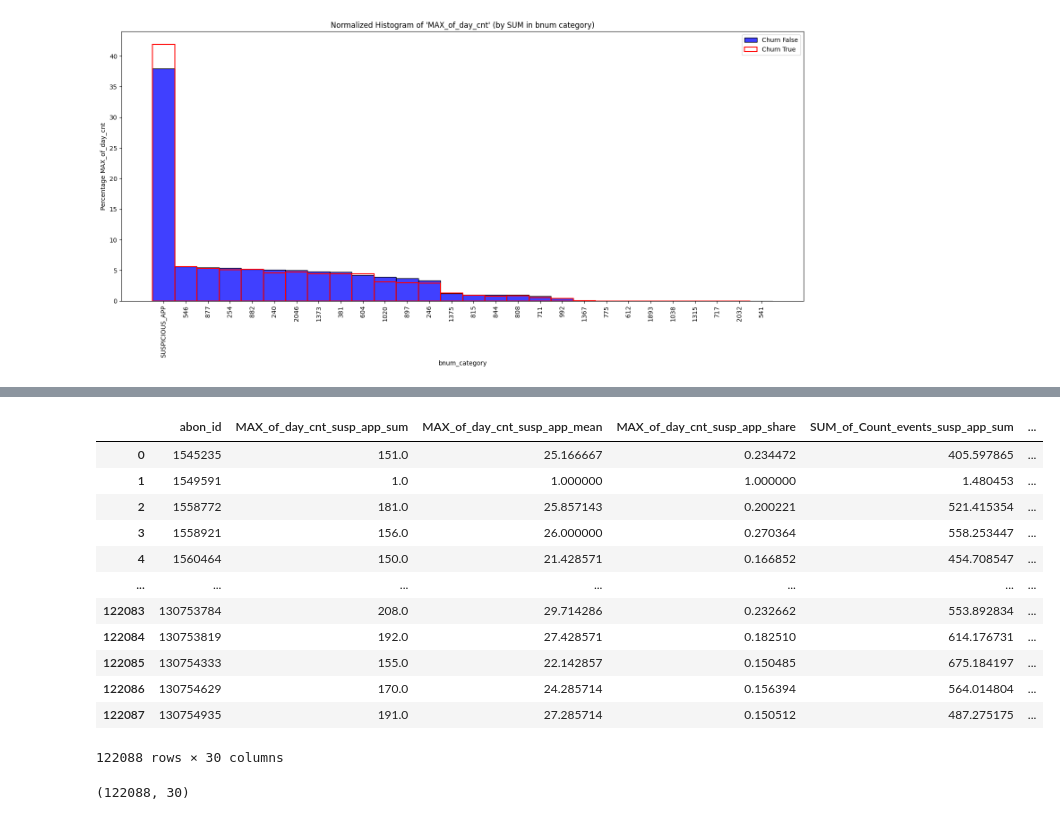
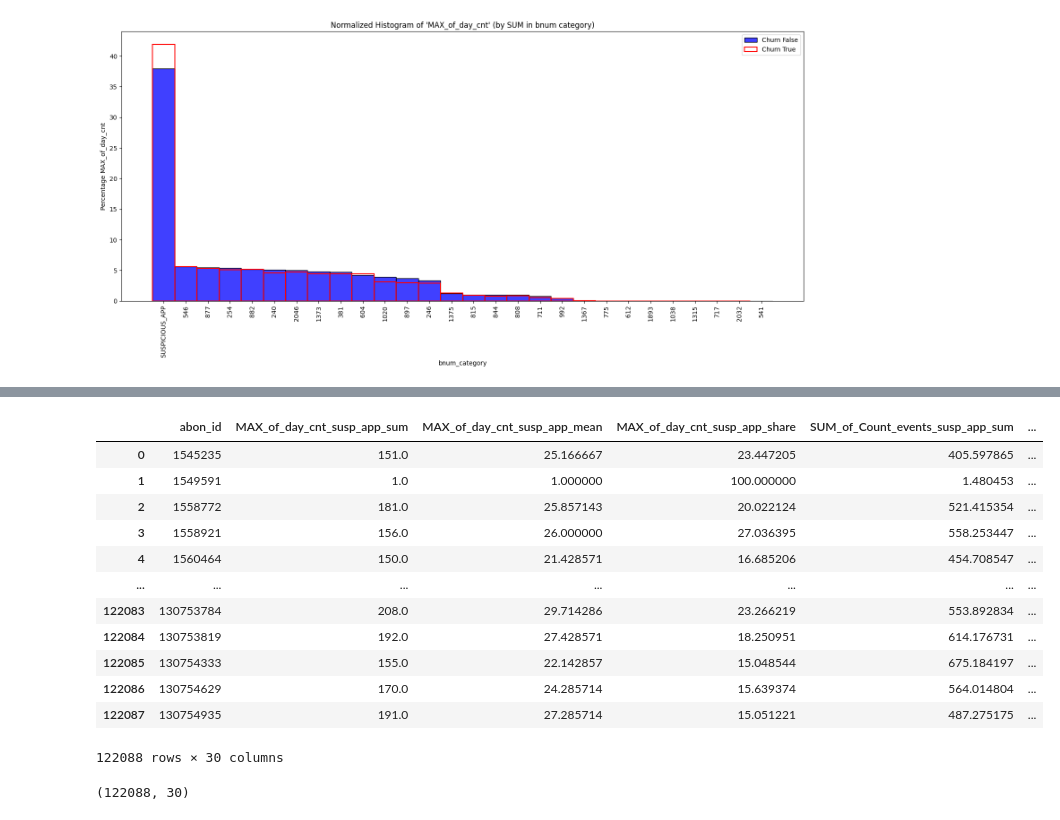
Before and after one commit to bezrukavyi/ML-churn-prediction, a Jupyter notebook: project_step_3.ipynb, the cells around one changed output, grey strips where cells are left out. Saved outputs shown, nothing was run; the diff lists cells and outputs as text; code cells hidden in the pictures.

```diff
--- a/project_step_3.ipynb
+++ b/project_step_3.ipynb
@@ -851,6 +846,8 @@ top_apps_by_churn = {
         "254",
     ],
 }
+
+activ_columns = ["SUM_of_Duration_sec", "SUM_of_Volume_kb", "SUM_of_Count_events", "MAX_of_day_cnt"]
 # %%
 def calculate_susp_app_metrics(user_data, feature_name):
     if user_data[user_data["Application_groupped"] == "SUSPICIOUS_APP"].empty:
@@ -865,7 +862,7 @@ def calculate_susp_app_metrics(user_data, feature_name):
     feature_sum = user_data[feature_name].sum()
     feature_susp_app_sum = suspecias_app_feature_df.sum()
     feature_susp_app_mean = suspecias_app_feature_df.mean()
-    feature_susp_app_share = feature_susp_app_sum / feature_sum if feature_sum > 0 else 0
+    feature_susp_app_share = ((feature_susp_app_sum / feature_sum) * 100) if feature_sum > 0 else 0
 
     return {
         f"{feature_name}_susp_app_sum": feature_susp_app_sum,
@@ -967,29 +940,42 @@ df_train_dpi
 # %%
+# Load data
+data_loader = LoadData()
+df_data_dpi = data_loader.df_train_dpi.copy()
+
+# Initial build data
+df_data_dpi["target"] = 0
+abon_target = data_loader.df_train_fe[["target", "abon_id"]]
+df_data_dpi["target"] = df_data_dpi["abon_id"].map(abon_target.set_index("abon_id")["target"])
+df_data_dpi["target"] = df_data_dpi["target"].astype(int)
+
+# Suspicous app
+df_data_dpi = assign_application_groupped(df_data_dpi)
+
 # Generate new features
-df_new = df_train_dpi.groupby("abon_id").apply(calculate_user_metrics_group).reset_index(drop=True)
+df_new = df_data_dpi.groupby("abon_id").apply(calculate_user_metrics_group).reset_index(drop=True)
 
 # Format abon_id
 df_new["abon_id"] = df_new["abon_id"].astype(int)
 
 # Assign target
 abon_target = data_loader.df_train_fe[["target", "abon_id"]]
 abon_target.set_index("abon_id", inplace=True)
 df_new["target"] = df_new["abon_id"].map(abon_target["target"])
 
 df_new
 # %% [output]
 |  | abon_id | MAX_of_day_cnt_susp_app_sum | MAX_of_day_cnt_susp_app_mean | MAX_of_day_cnt_susp_app_share | SUM_of_Count_events_susp_app_sum | ... |
-| 0 | 1545235 | 151.0 | 25.166667 | 0.234472 | 405.597865 | ... |
-| 1 | 1549591 | 1.0 | 1.000000 | 1.000000 | 1.480453 | ... |
-| 2 | 1558772 | 181.0 | 25.857143 | 0.200221 | 521.415354 | ... |
-| 3 | 1558921 | 156.0 | 26.000000 | 0.270364 | 558.253447 | ... |
-| 4 | 1560464 | 150.0 | 21.428571 | 0.166852 | 454.708547 | ... |
+| 0 | 1545235 | 151.0 | 25.166667 | 23.447205 | 405.597865 | ... |
+| 1 | 1549591 | 1.0 | 1.000000 | 100.000000 | 1.480453 | ... |
+| 2 | 1558772 | 181.0 | 25.857143 | 20.022124 | 521.415354 | ... |
+| 3 | 1558921 | 156.0 | 26.000000 | 27.036395 | 558.253447 | ... |
+| 4 | 1560464 | 150.0 | 21.428571 | 16.685206 | 454.708547 | ... |
 | ... | ... | ... | ... | ... | ... | ... |
-| 122083 | 130753784 | 208.0 | 29.714286 | 0.232662 | 553.892834 | ... |
-| 122084 | 130753819 | 192.0 | 27.428571 | 0.182510 | 614.176731 | ... |
-| 122085 | 130754333 | 155.0 | 22.142857 | 0.150485 | 675.184197 | ... |
-| 122086 | 130754629 | 170.0 | 24.285714 | 0.156394 | 564.014804 | ... |
-| 122087 | 130754935 | 191.0 | 27.285714 | 0.150512 | 487.275175 | ... |
+| 122083 | 130753784 | 208.0 | 29.714286 | 23.266219 | 553.892834 | ... |
+| 122084 | 130753819 | 192.0 | 27.428571 | 18.250951 | 614.176731 | ... |
+| 122085 | 130754333 | 155.0 | 22.142857 | 15.048544 | 675.184197 | ... |
+| 122086 | 130754629 | 170.0 | 24.285714 | 15.639374 | 564.014804 | ... |
+| 122087 | 130754935 | 191.0 | 27.285714 | 15.051221 | 487.275175 | ... |
 122088 rows × 30 columns
 # %%
 import pickle
```
Also changed, not shown: parts of 4 cells of this notebook, 36 other files.
